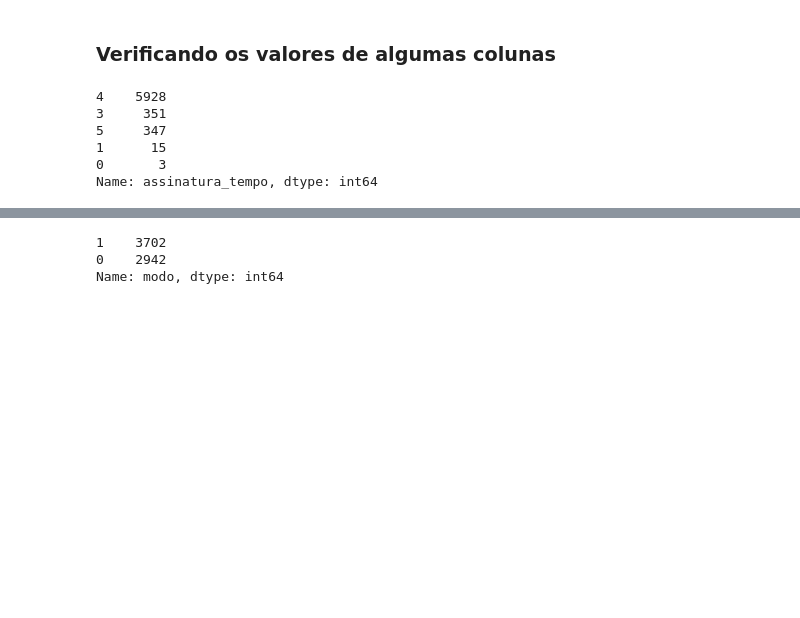
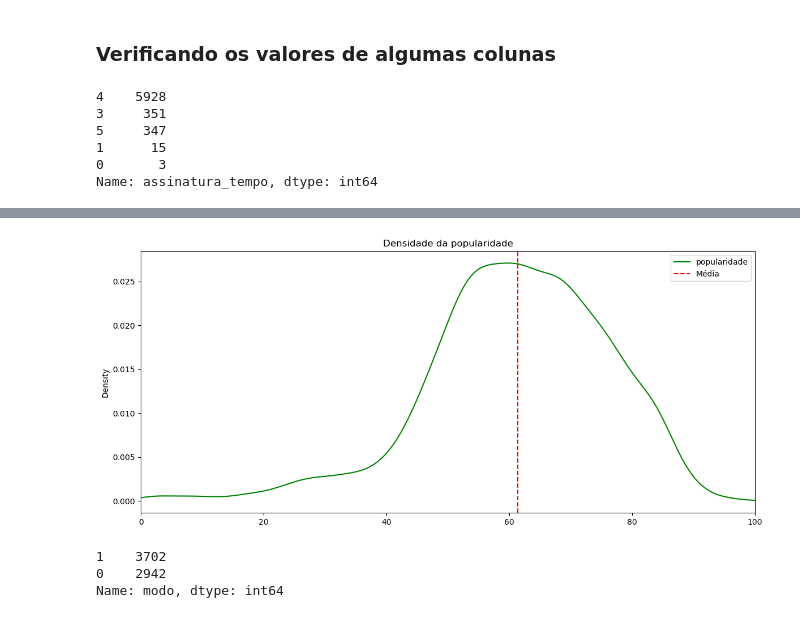
Before and after one commit to davitgouveia/Spotify-Data-Analysis, a Jupyter notebook: analise_de_dados_spotify.ipynb, the cells around one changed output, grey strips where cells are left out. Saved outputs shown, nothing was run; the diff lists cells and outputs as text; code cells hidden in the pictures; blank space fills up the shorter version.

```diff
--- a/analise_de_dados_spotify.ipynb
+++ b/analise_de_dados_spotify.ipynb
@@ -283,3 +294,15 @@ Name: assinatura_tempo, dtype: int64
+# %%
+df_musicas['popularidade'].plot(kind='density', figsize=(14, 6), c='green')
+
+# Adicionando linha na média
+mean_popularidade = df_musicas['popularidade'].mean()
+plt.axvline(mean_popularidade, color='red', linestyle='--', label='Média')
+plt.xlim(0, 100)  # Definindo os limites do eixo x
+plt.legend()  # Mostrar a legenda
+plt.title("Densidade da popularidade")
+plt.show()
+# %% [output]
+[figure, added]
 # %%
 df_musicas['modo'].value_counts()
 # %% [output]
```
Also changed, not shown: parts of 11 cells of this notebook.
